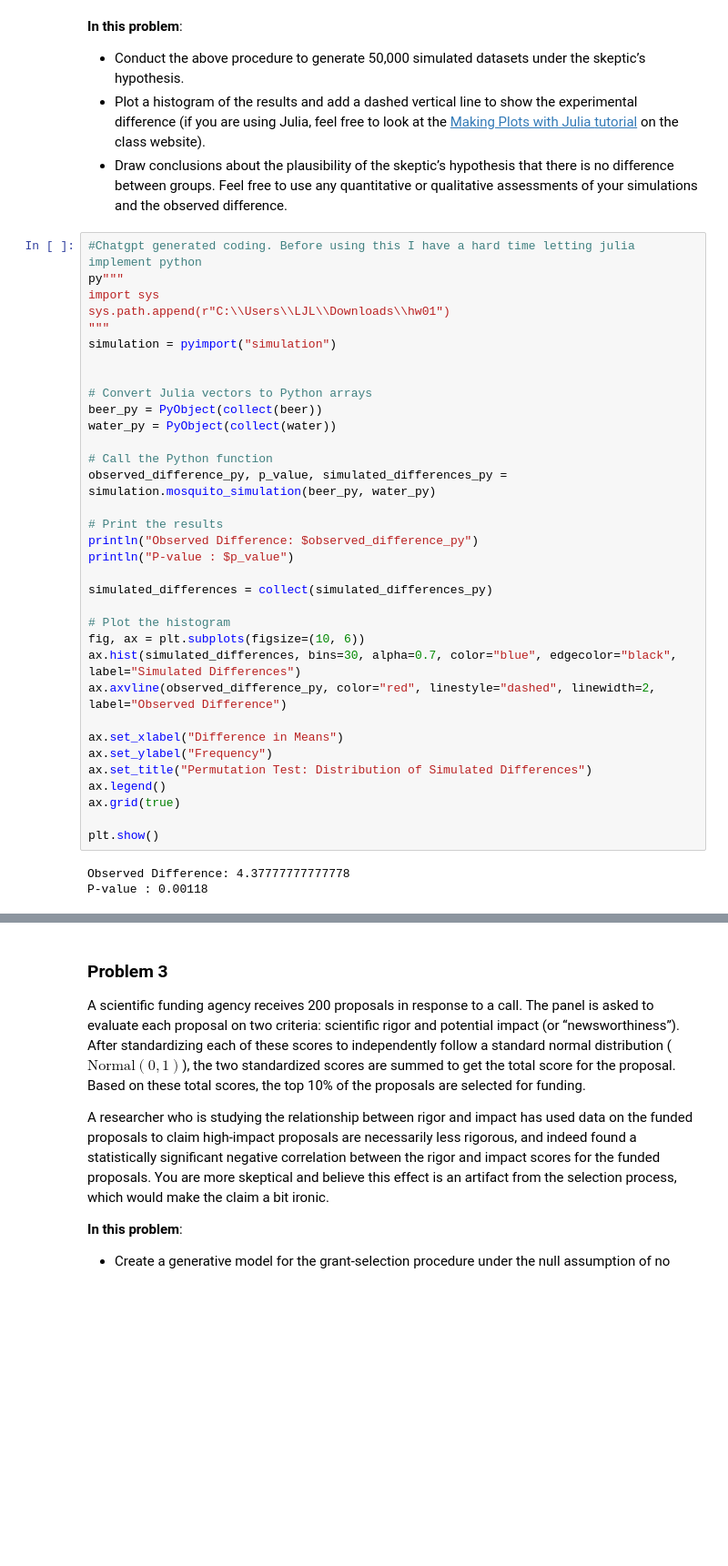
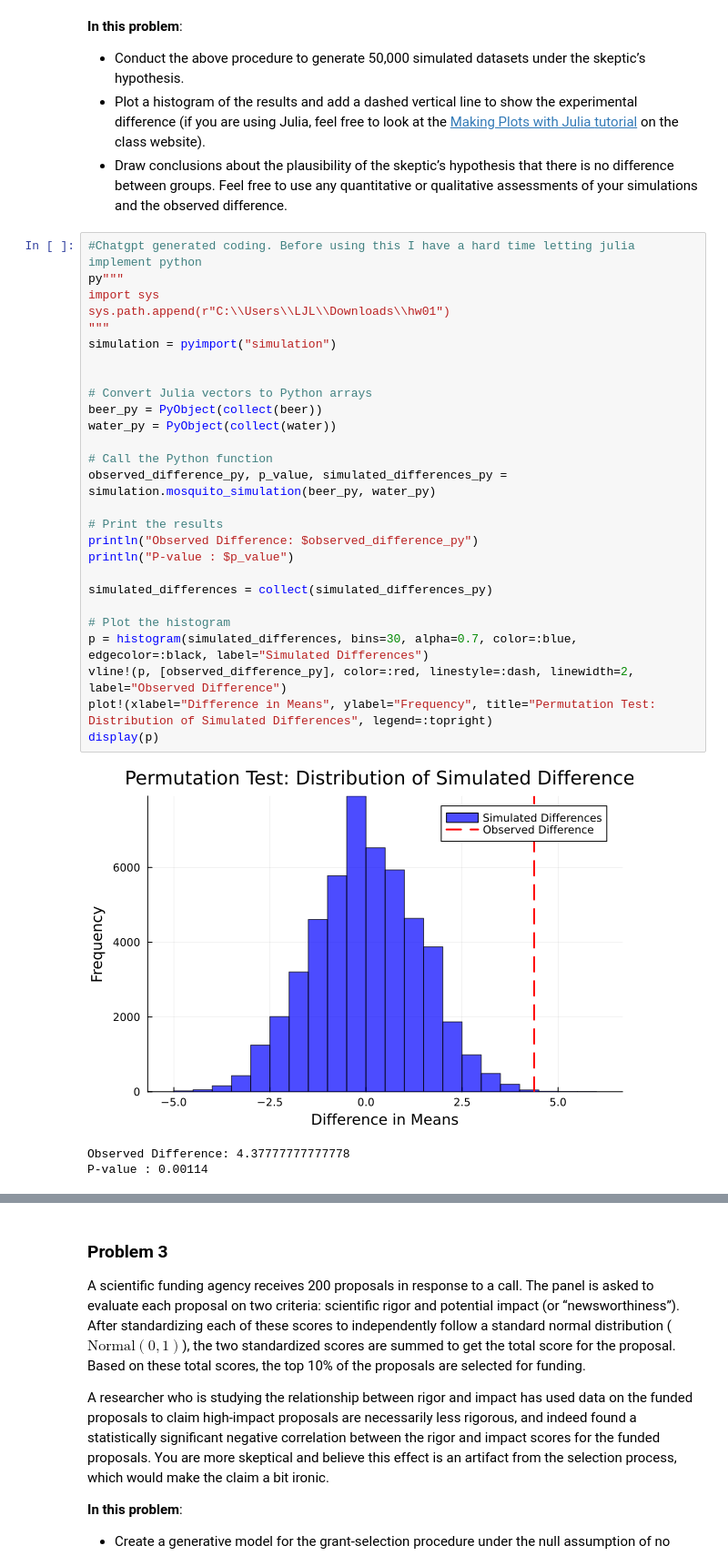
Before and after one commit to reyli4/hw01, a Jupyter notebook: hw01.ipynb, the cells around one changed output, grey strips where cells are left out. Shown: that part at 91% size. Saved outputs shown, nothing was run; the diff lists cells and outputs as text; blank space fills up the shorter version.

```diff
--- a/hw01.ipynb
+++ b/hw01.ipynb
@@ -207,37 +221,31 @@ follows.
 # %%
 #Chatgpt generated coding. Before using this I have a hard time letting julia implement python
 py"""
 import sys
 sys.path.append(r"C:\\Users\\LJL\\Downloads\\hw01")
 """
 simulation = pyimport("simulation")
 
 
 # Convert Julia vectors to Python arrays
 beer_py = PyObject(collect(beer))
 water_py = PyObject(collect(water))
 
 # Call the Python function
 observed_difference_py, p_value, simulated_differences_py = simulation.mosquito_simulation(beer_py, water_py)
 
 # Print the results
 println("Observed Difference: $observed_difference_py")
 println("P-value : $p_value")
 
 simulated_differences = collect(simulated_differences_py)
 
 # Plot the histogram
-fig, ax = plt.subplots(figsize=(10, 6))
-ax.hist(simulated_differences, bins=30, alpha=0.7, color="blue", edgecolor="black", label="Simulated Differences")
-ax.axvline(observed_difference_py, color="red", linestyle="dashed", linewidth=2, label="Observed Difference")
-
-ax.set_xlabel("Difference in Means")
-ax.set_ylabel("Frequency")
-ax.set_title("Permutation Test: Distribution of Simulated Differences")
-ax.legend()
-ax.grid(true)
-
-plt.show()
+p = histogram(simulated_differences, bins=30, alpha=0.7, color=:blue, edgecolor=:black, label="Simulated Differences")
+vline!(p, [observed_difference_py], color=:red, linestyle=:dash, linewidth=2, label="Observed Difference")
+plot!(xlabel="Difference in Means", ylabel="Frequency", title="Permutation Test: Distribution of Simulated Differences", legend=:topright)
+display(p)
 # %% [output]
+[figure, added]
 Observed Difference: 4.37777777777778
-P-value : 0.00118
+P-value : 0.00114
```
Also changed, not shown: parts of 6 cells of this notebook, 1 other file.
